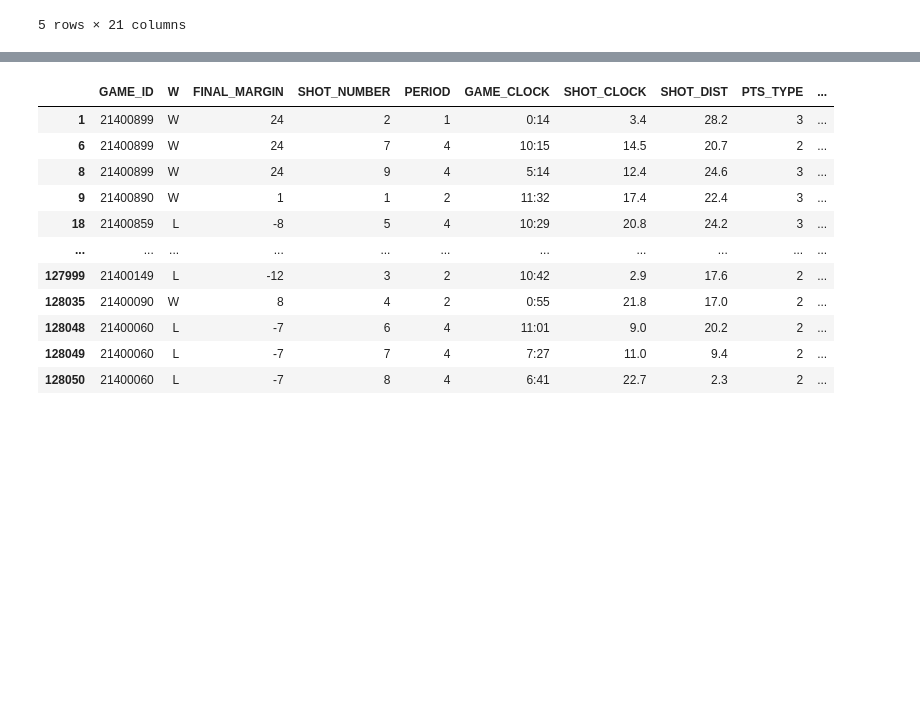
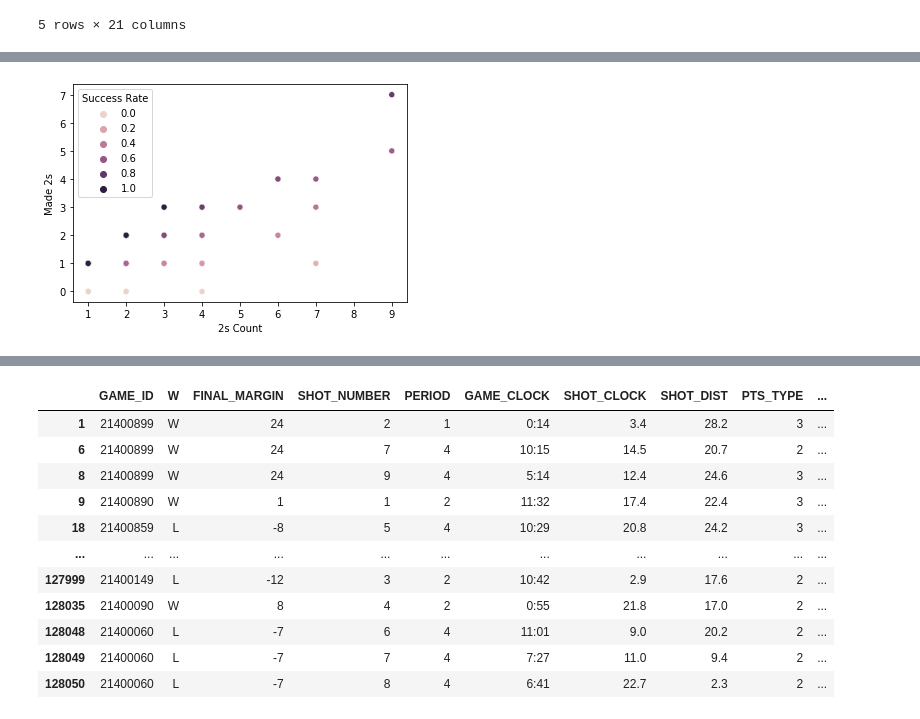
Before and after one commit to briennecole/NBA_Shot_Analysis, a Jupyter notebook: NBA_exploratory_analysis.ipynb, the cells around one changed output, grey strips where cells are left out. Cells and saved outputs as stored; diff of their text form; code cells hidden in the pictures; blank space fills up the shorter version.

```diff
--- a/NBA_exploratory_analysis.ipynb
+++ b/NBA_exploratory_analysis.ipynb
@@ -147,0 +315,13 @@ cleaned_df.head()
+# %%
+two_pts_w= clutchw.loc[clutch["PTS_TYPE"] == 2]
+new_two_w= two_pts_w.groupby("PLAYER_NAME", as_index=True)
+made_two_w= new_two_w["FGM"].sum()
+two_count_w= new_two_w["PLAYER_ID"].count()
+two_chart_w= pd.DataFrame({"2s Count": two_count_w,
+                          "Made 2s": made_two_w})
+two_chart_w["Missed 2s"]= two_count_w- made_two_w
+two_chart_w["Success Rate"]= two_chart_w["Made 2s"]/two_chart_w["2s Count"]
+weighted_made_two_w= made_two_w*0.5
+weighted_success_rate2_w= two_chart_w["Success Rate"]*0.5
+two_chart_w["Weighted Rank"]= (weighted_made_two_w+weighted_success_rate2_w)/2
+two_chart_w.sort_values("Weighted Rank", ascending= False).head(10)
@@ -147,0 +341,5 @@ cleaned_df.head()
+# %%
+sns.scatterplot(data=two_chart_w, x="2s Count", y="Made 2s", hue= "Success Rate")
+plt.savefig("Output_Data/Images/winner_2s.png")
+# %% [output]
+[figure, added]
```
Also changed, not shown: parts of 17 cells of this notebook, 7 other files.
